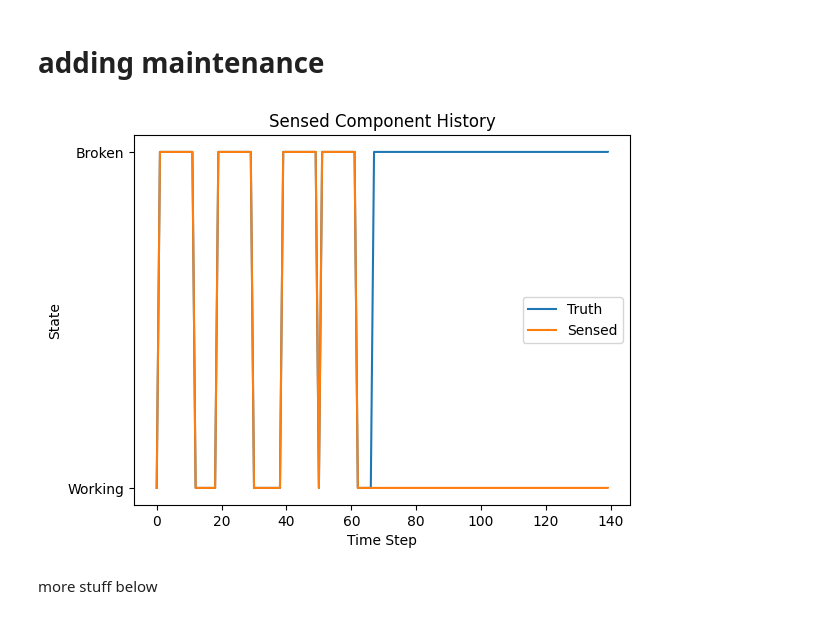
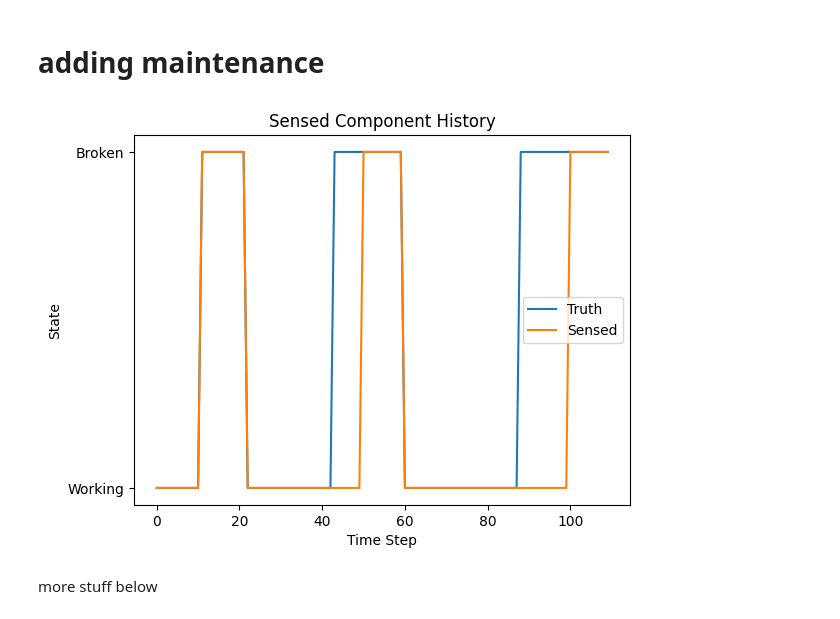
Before and after one commit to andreyaW/KISS, a Jupyter notebook: shipClassTests/comp_tests.ipynb, the cells around one changed output. Saved outputs shown, nothing was run; the diff lists cells and outputs as text; code cells hidden in the pictures.

Commit message:
added periodic maintenance

```diff
--- a/shipClassTests/comp_tests.ipynb
+++ b/shipClassTests/comp_tests.ipynb
@@ -77,34 +50,38 @@ Broken
 # %% [markdown]
 # adding maintenance
 # %%
-# testing sensedComponent and maintenance
+# testing sensedComponent with maintenance
 
 from shipClass.Sensor import Sensor
 from shipClass.Component import Component
 from shipClass.SensedComp import SensedComp
 from Maintainer import Maintainer
 
 import numpy as np
 
 # initialize a sensed component
 comp_states={0: 'Working', 1: 'Broken'}
-comp_transition_matrix = np.array([[0.8, 0.2], [0, 1]])
+comp_transition_matrix = np.array([[0.99, 0.01], [0, 1]])
 c1 = Component("comp1", comp_states, comp_transition_matrix)
 sensor_states={0: 'Working', 1: 'Broken'}
-sensor_transition_matrix = np.array([[0.99, 0.01], [0, 1]])
+sensor_transition_matrix = np.array([[0.75, 0.25], [0, 1]])
 s1 = Sensor("sensor1", sensor_states, sensor_transition_matrix)
 sc1 = SensedComp(c1, s1)
 
 # initialize a maintainer
 maint_man = Maintainer()
 
-for i in range(100):
-    sc1.simulate(1)
-    sc1 = maint_man.diagnose(sc1)
+# simulate the sensed component for n steps
+num_steps = 100
+while len(sc1.history) < num_steps:
+    sc1.simulate(1)                 # simulate the markov chain
+    sc1 = maint_man.diagnose(sc1)   # check if the part needs repair
+
+    sc1 = maint_man.preventive_maintaince(sc1) # perform preventative maintenance if its scheduled
 
 sc1.plotHistory()
 # %% [output]
-[figure, old version]
+[figure, new version]
 # %% [markdown]
 more stuff below
 # %%
```
Also changed, not shown: parts of 4 cells of this notebook, 3 other files.
